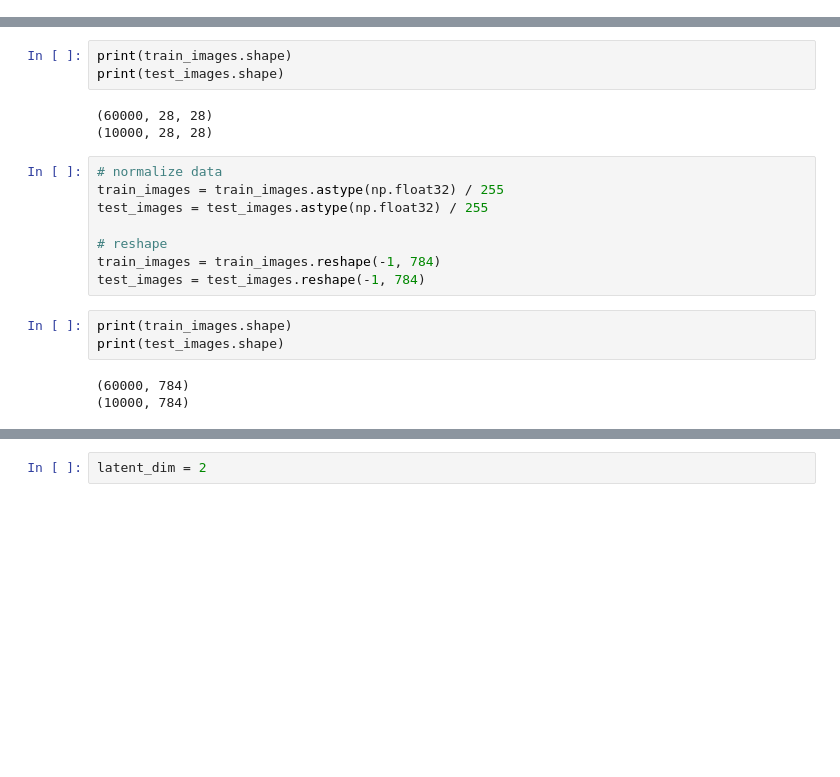
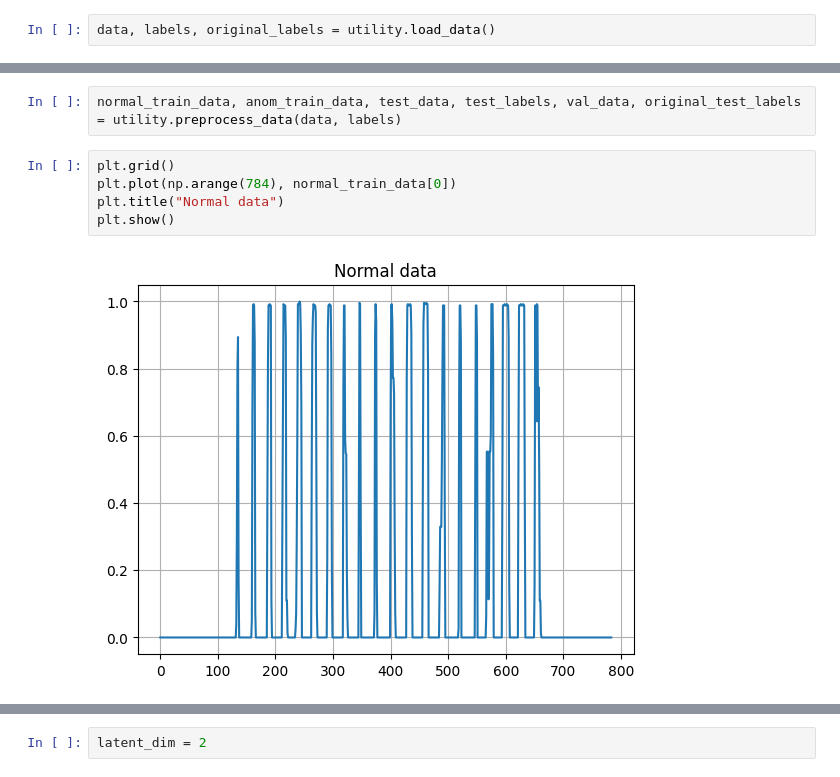
Before and after one commit to HeadBangZ/MasterThesis, a Jupyter notebook: mnist/vae/vae.ipynb, the cells around one changed output, grey strips where cells are left out. Drawn from its saved outputs; the diff is of its cells as text; blank space fills up the shorter version.

Commit message:
Added utility function and updated ae and vae so the metrics are now working

```diff
--- a/mnist/vae/vae.ipynb
+++ b/mnist/vae/vae.ipynb
@@ -25 +21,3 @@ mnist = keras.datasets.mnist
+# %%
+data, labels, original_labels = utility.load_data()
 # %%
@@ -36,21 +34,10 @@ Dataset split: 10000 test rows
 [figure]
-# %%
-print(train_images.shape)
-print(test_images.shape)
-# %% [output]
-(60000, 28, 28)
-(10000, 28, 28)
-# %%
-# normalize data
-train_images = train_images.astype(np.float32) / 255
-test_images = test_images.astype(np.float32) / 255
-
-# reshape
-train_images = train_images.reshape(-1, 784)
-test_images = test_images.reshape(-1, 784)
-# %%
-print(train_images.shape)
-print(test_images.shape)
-# %% [output]
-(60000, 784)
-(10000, 784)
+# %%
+normal_train_data, anom_train_data, test_data, test_labels, val_data, original_test_labels = utility.preprocess_data(data, labels)
+# %%
+plt.grid()
+plt.plot(np.arange(784), normal_train_data[0])
+plt.title("Normal data")
+plt.show()
+# %% [output]
+[figure, added]
```
Also changed, not shown: parts of 50 cells of this notebook, 6 other files.
